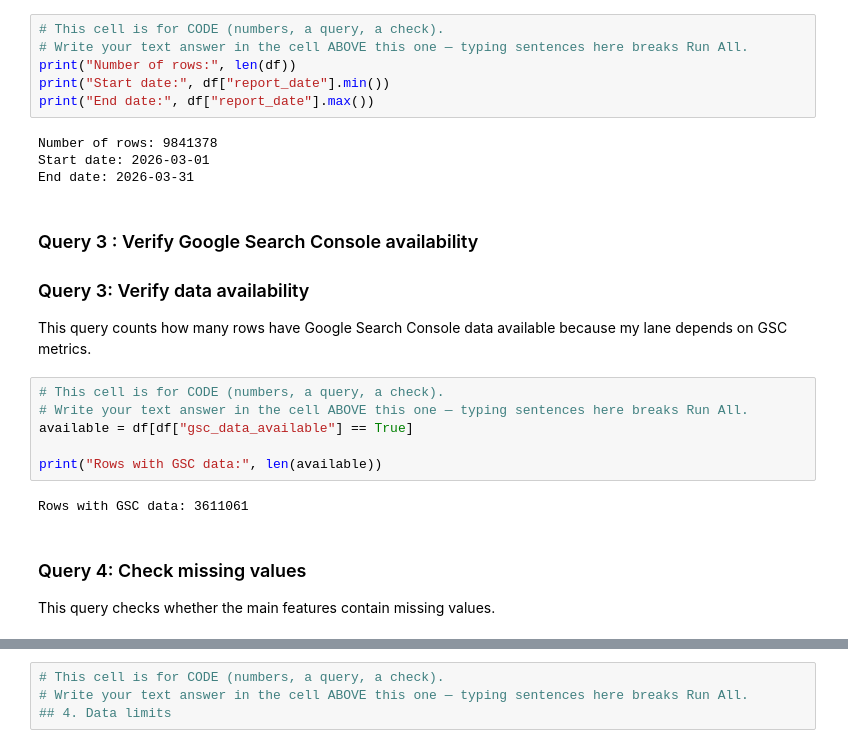
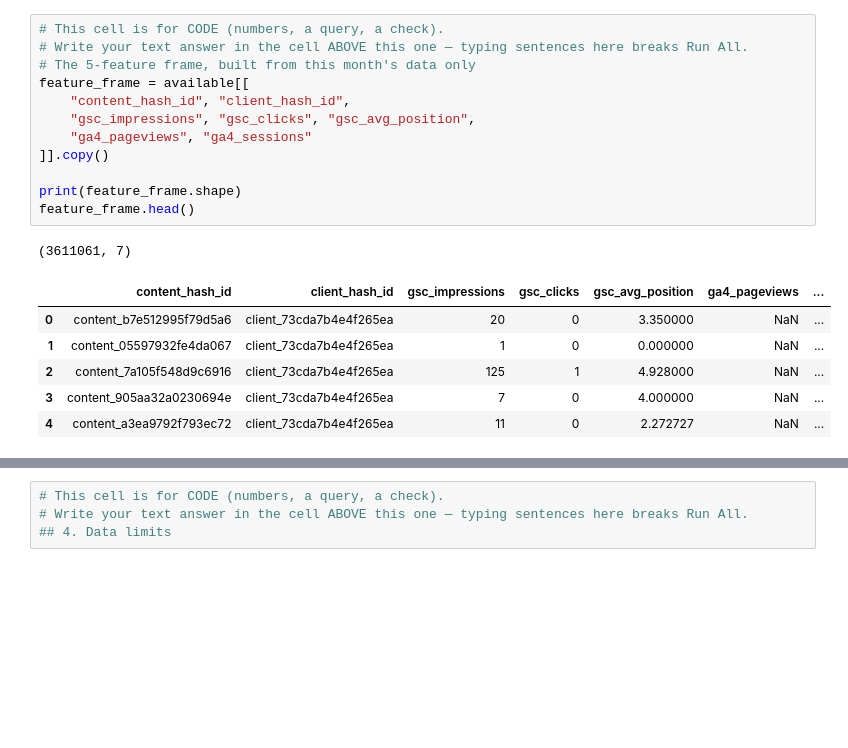
Before and after one commit to Shahd799/flyrank-internship-1, a Jupyter notebook: work/notebooks/w03_data_contract.ipynb, the cells around one changed output, grey strips where cells are left out. Drawn from its saved outputs; the diff is of its cells as text; blank space fills up the shorter version.

```diff
--- a/work/notebooks/w03_data_contract.ipynb
+++ b/work/notebooks/w03_data_contract.ipynb
@@ -99,27 +194,20 @@ This query checks the total number of rows and the reporting date range.
 # %%
 # This cell is for CODE (numbers, a query, a check).
 # Write your text answer in the cell ABOVE this one — typing sentences here breaks Run All.
-print("Number of rows:", len(df))
-print("Start date:", df["report_date"].min())
-print("End date:", df["report_date"].max())
+# The 5-feature frame, built from this month's data only
+feature_frame = available[[
+    "content_hash_id", "client_hash_id",
+    "gsc_impressions", "gsc_clicks", "gsc_avg_position",
+    "ga4_pageviews", "ga4_sessions"
+]].copy()
+
+print(feature_frame.shape)
+feature_frame.head()
 # %% [output]
-Number of rows: 9841378
-Start date: 2026-03-01
-End date: 2026-03-31
+(3611061, 7)
+|  | content_hash_id | client_hash_id | gsc_impressions | gsc_clicks | gsc_avg_position | ga4_pageviews | ... |
+| 0 | content_b7e512995f79d5a6 | client_73cda7b4e4f265ea | 20 | 0 | 3.350000 | NaN | ... |
+| 1 | content_05597932fe4da067 | client_73cda7b4e4f265ea | 1 | 0 | 0.000000 | NaN | ... |
+| 2 | content_7a105f548d9c6916 | client_73cda7b4e4f265ea | 125 | 1 | 4.928000 | NaN | ... |
+| 3 | content_905aa32a0230694e | client_73cda7b4e4f265ea | 7 | 0 | 4.000000 | NaN | ... |
+| 4 | content_a3ea9792f793ec72 | client_73cda7b4e4f265ea | 11 | 0 | 2.272727 | NaN | ... |
-# %% [markdown]
-### Query 3 : Verify Google Search Console availability
-### Query 3: Verify data availability
-
-This query counts how many rows have Google Search Console data available because my lane depends on GSC metrics.
-# %%
-# This cell is for CODE (numbers, a query, a check).
-# Write your text answer in the cell ABOVE this one — typing sentences here breaks Run All.
-available = df[df["gsc_data_available"] == True]
-
-print("Rows with GSC data:", len(available))
-# %% [output]
-Rows with GSC data: 3611061
-# %% [markdown]
-### Query 4: Check missing values
-
-This query checks whether the main features contain missing values.
```
Also changed, not shown: parts of 22 cells of this notebook.
